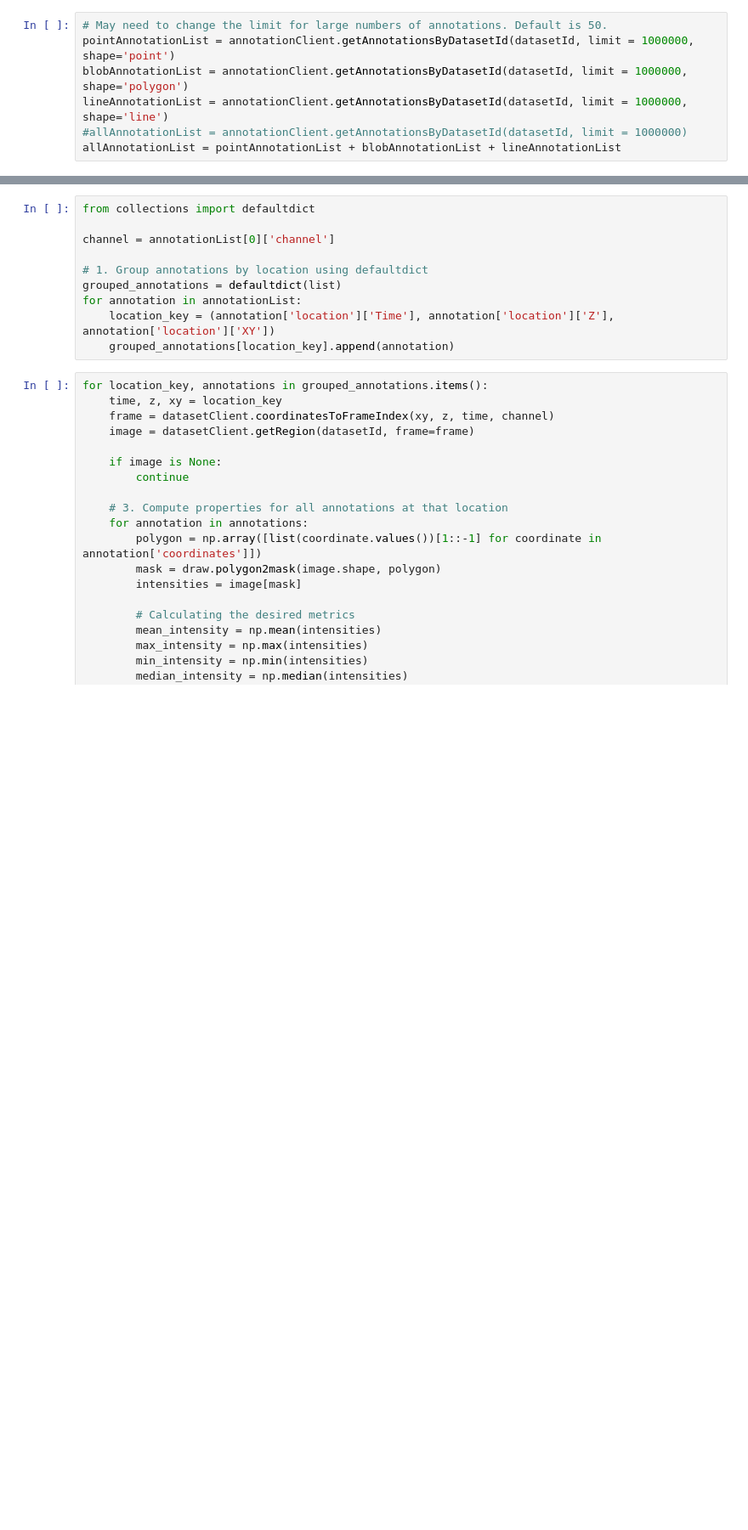
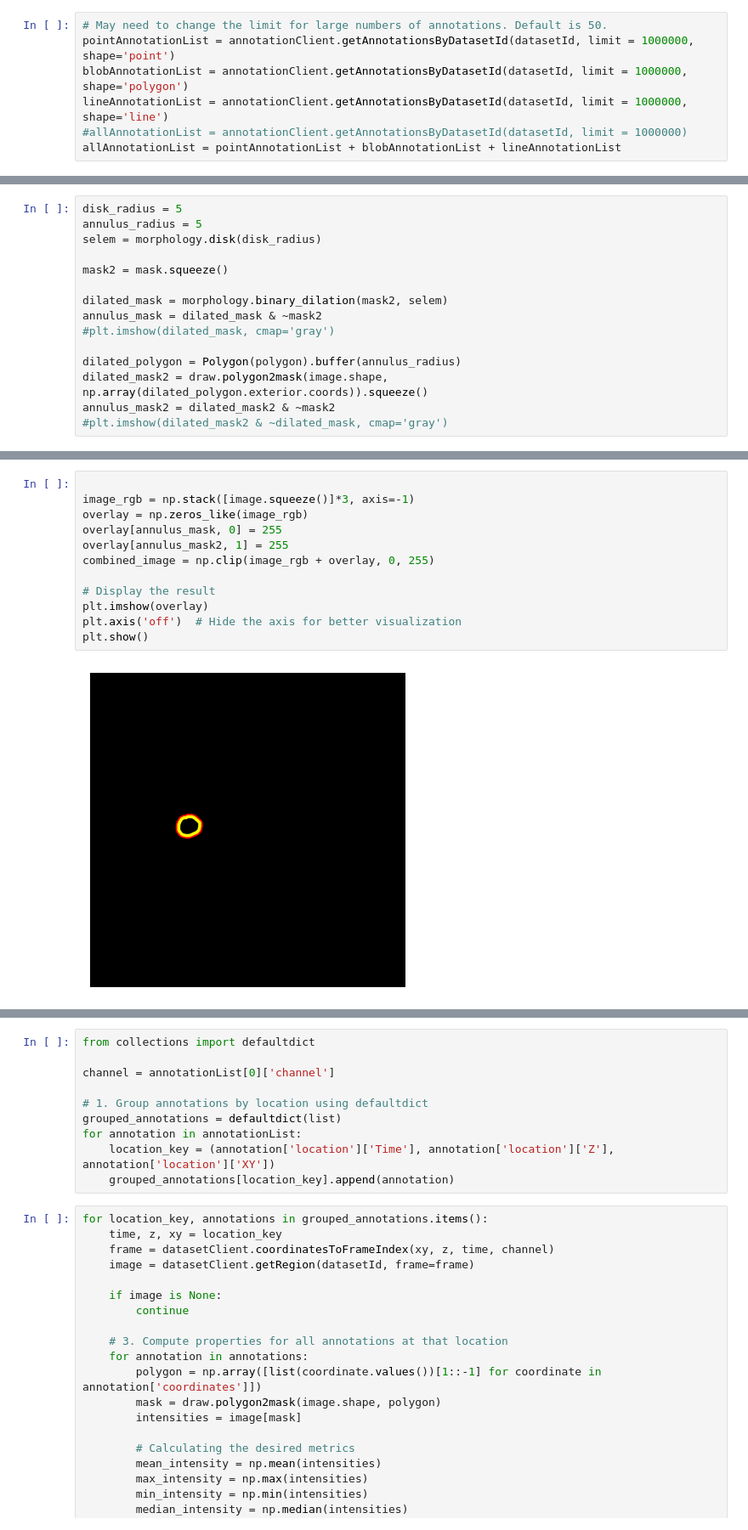
Before and after one commit to arjunrajlaboratory/nimbus_sandboxes, a Jupyter notebook: test_blob_intensity_calculations.ipynb, the cells around one changed output, grey strips where cells are left out. Shown at 85% size. Saved outputs shown, nothing was run; the diff lists cells and outputs as text; blank space fills up the shorter version.

```diff
--- a/test_blob_intensity_calculations.ipynb
+++ b/test_blob_intensity_calculations.ipynb
@@ -123,0 +177,15 @@ print(image.shape)
+# %%
+disk_radius = 5
+annulus_radius = 5
+selem = morphology.disk(disk_radius)
+
+mask2 = mask.squeeze()
+
+dilated_mask = morphology.binary_dilation(mask2, selem)
+annulus_mask = dilated_mask & ~mask2
+#plt.imshow(dilated_mask, cmap='gray')
+
+dilated_polygon = Polygon(polygon).buffer(annulus_radius)
+dilated_mask2 = draw.polygon2mask(image.shape, np.array(dilated_polygon.exterior.coords)).squeeze()
+annulus_mask2 = dilated_mask2 & ~mask2
+#plt.imshow(dilated_mask2 & ~dilated_mask, cmap='gray')
@@ -123,0 +201,14 @@ print(image.shape)
+# %%
+
+image_rgb = np.stack([image.squeeze()]*3, axis=-1)
+overlay = np.zeros_like(image_rgb)
+overlay[annulus_mask, 0] = 255
+overlay[annulus_mask2, 1] = 255
+combined_image = np.clip(image_rgb + overlay, 0, 255)
+
+# Display the result
+plt.imshow(overlay)
+plt.axis('off')  # Hide the axis for better visualization
+plt.show()
+# %% [output]
+[figure, added]
```
Also changed, not shown: parts of 13 cells of this notebook, 1 other file.
